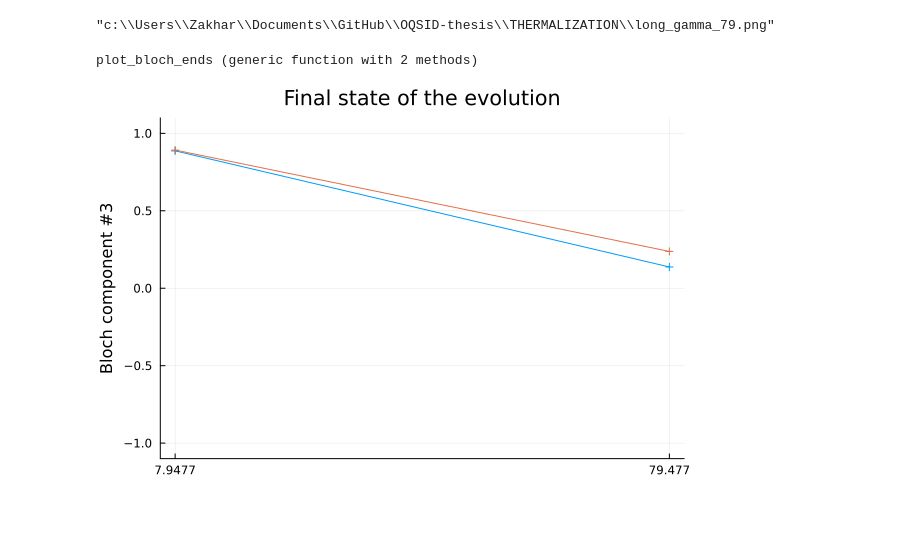
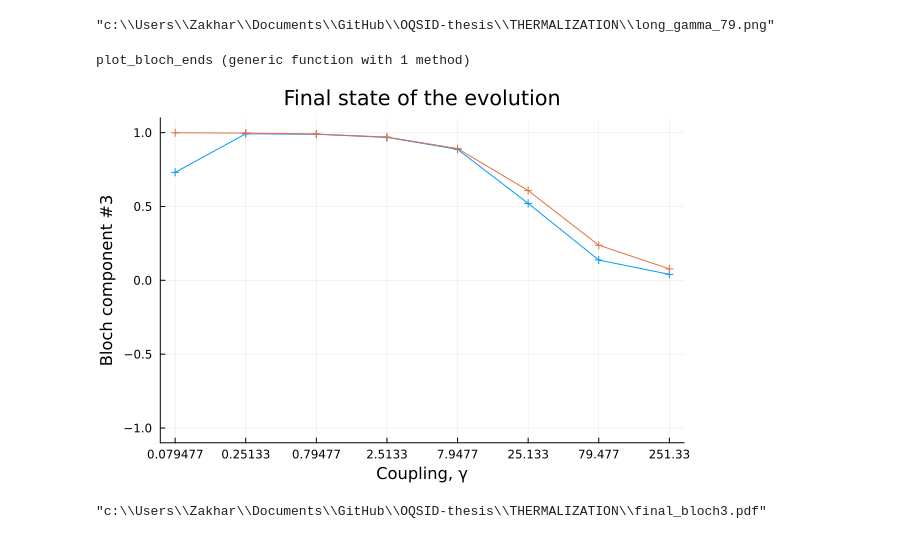
Before and after one commit to zpopovych/OQSID-thesis, a Jupyter notebook: THERMALIZATION/Plot_Long.ipynb, the cells around one changed output. Saved outputs shown, nothing was run; the diff lists cells and outputs as text; code cells hidden in the pictures.

Commit message:
plot final state

```diff
--- a/THERMALIZATION/Plot_Long.ipynb
+++ b/THERMALIZATION/Plot_Long.ipynb
@@ -57,24 +57,29 @@ function plot_bloch_components(data_file, γ, n)
     plt = plot(b[n, :], label=false, xlabel="Time steps", ylabel="Bloch component #"*string(n))
 
     b_ends = []
+    ρ_lens = []
     push!(b_ends, b[end])
+    push!(ρ_lens, length(ρ))
 
     for state in states[2:end]
         t, ρ  = read_timeevolution(data_file, state, γ)
         b = LiPoSID.bloch(ρ)
         push!(b_ends, b[n, end])
+        push!(ρ_lens, length(ρ))
         plt = plot!(b[n, :], label=false)
     end
 
     b_min = minimum(abs.(b_ends))
     b_max = maximum(abs.(b_ends))
 
+    max_len = maximum(ρ_lens)
+
     plt = hline!([b_min, b_max], linestyle=:dash, color=:black, label=false)
     #plt = hline!([b_max], linestyle=:dash, color=:black, label=false)
 
     plt = ylims!(-1.1, 1.1)
 
-    plt = annotate!(round(length(ρ)/2), (b_min + b_max)/2, text(string(b_max)*" \n"*string(b_min)))
+    plt = annotate!(5*round(max_len/6), (b_min + b_max)/2, text(string(b_max)*" \n"*string(b_min), 10))
 
     plt = title!("γ ="*string(γ))
 
@@ -95,11 +100,14 @@ function plot_bloch_cummean(data_file, γ, n)
     plt = plot(cummean(b[n, :]), label=false, xlabel="Time steps", ylabel="Bloch component #"*string(n))
 
     b_ends = []
+    b_lens = []
     push!(b_ends, b[end])
+    push!(b_lens, length(ρ))
 
     for state in states[2:end]
         t, ρ  = read_timeevolution(data_file, state, γ)
         b = LiPoSID.bloch(ρ)
+        push!(b_lens, length(ρ))
         push!(b_ends, b[n, end])
         plt = plot!(cummean(b[n, :]), label=false)
     end
@@ -107,12 +115,14 @@ function plot_bloch_cummean(data_file, γ, n)
     b_min = minimum(abs.(b_ends))
     b_max = maximum(abs.(b_ends))
 
+    max_len = maximum(b_lens)
+
     plt = hline!([b_min, b_max], linestyle=:dash, color=:black, label=false)
     #plt = hline!([b_max], linestyle=:dash, color=:black, label=false)
 
     plt = ylims!(-1.1, 1.1)
 
-    plt = annotate!(round(length(ρ)/2), (b_min + b_max)/2, text(string(b_max)*" \n"*string(b_min)))
+    plt = annotate!(5*round(max_len/2), (b_min + b_max)/2, text(string(b_max)*" \n"*string(b_min)), 10)
 
     plt = title!("γ ="*string(γ))
 
@@ -150,12 +160,3 @@ function bloch_ends(data_file, γ, n)
 end
 # %% [output]
 bloch_ends (generic function with 1 method)
-# %%
-γ = ["7.9477", "79.477"]
-
-data_file = "../DATA/LONG_GAMMAS_5_7_D4.h5"
-
-t, ρ  = read_timeevolution(data_file, "D3", γ[1])
-b = LiPoSID.bloch(ρ)
-n = 3
-plt = plot(cummean(b[n, :]), label=false, xlabel="Time steps", ylabel="Bloch component #"*string(n))
@@ -184,3 +194,10 @@ display(plt)
+# %%
+γ = [ "0.079477",  "0.25133", "0.79477", "2.5133", "7.9477", "25.133", "79.477", "251.33"]
+for γᵢ in γ
+    plt = plot_bloch_components("../DATA/ALL_GAMMAS_B4_D10.h5", γᵢ, 3)
+    #display(plt)
+    savefig(plt, "asymptote_bloch3_gamma_"*γᵢ*".pdf")
+end
 # %%
 savefig(plt, "long_gamma_79.png")
 # %% [output]
@@ -200,6 +217,7 @@ function plot_bloch_ends(data_file, n)
     plt = plot!(b_maxs, label=false,  ylim=(0,1.1), marker=:+) #seriestype=:scatter,
     plt = title!("Final state of the evolution")
     plt = ylabel!("Bloch component #"*string(n))
+    plt = xlabel!("Coupling, γ")
     plt = xticks!(1:8, γ)
     plt = ylims!(-1.1, 1.1)
 
@@ -207,9 +225,11 @@ function plot_bloch_ends(data_file, n)
 
 end
 # %% [output]
-plot_bloch_ends (generic function with 2 methods)
+plot_bloch_ends (generic function with 1 method)
 # %%
 plt = plot_bloch_ends("../DATA/ALL_GAMMAS_B4_D10.h5", 3)
 display(plt)
+savefig(plt, "final_bloch3.pdf")
 # %% [output]
-[figure, old version]
+[figure, new version]
+"c:\\Users\\Zakhar\\Documents\\GitHub\\OQSID-thesis\\THERMALIZATION\\final_bloch3.pdf"
```
Also changed, not shown: parts of 8 cells of this notebook.
